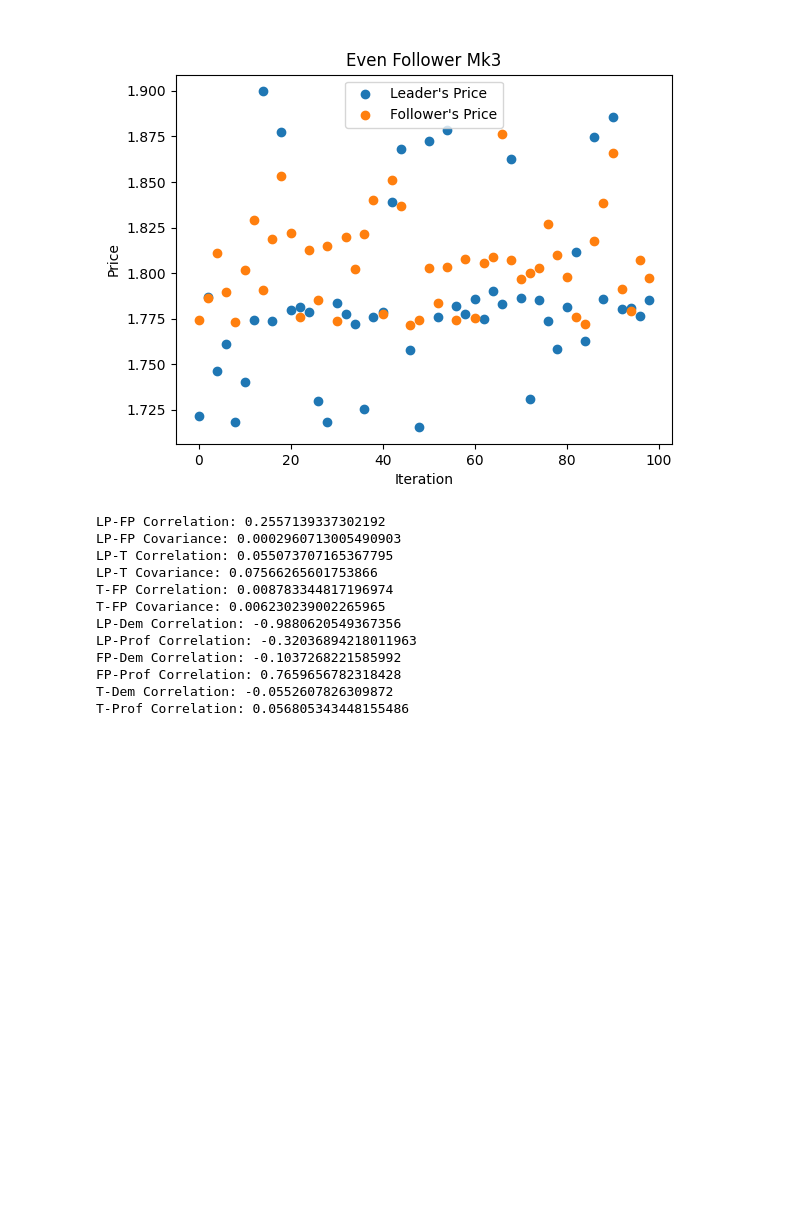
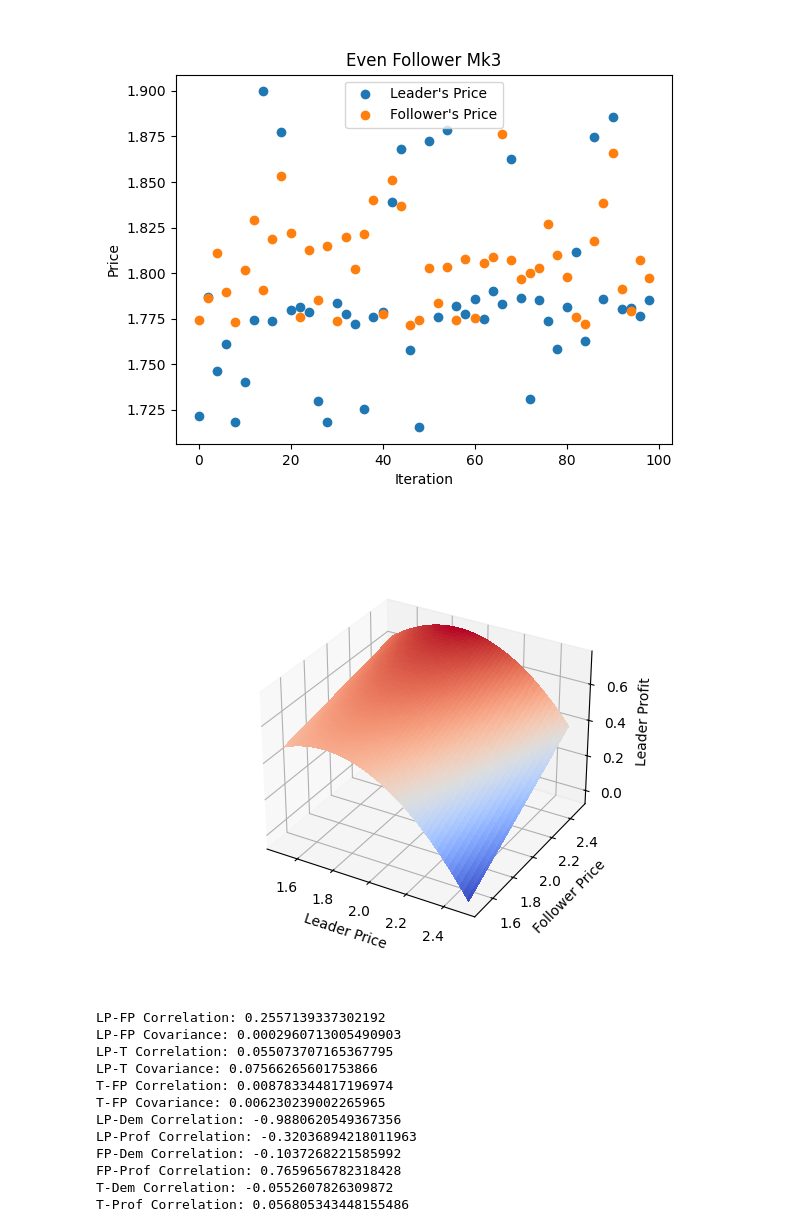
Before and after one commit to TroubledBagels/CGT_CWK, a Jupyter notebook: graphs.ipynb, the cells around one changed output. Cells and saved outputs as stored; diff of their text form; code cells hidden in the pictures; blank space fills up the shorter version.

Commit message:
new plots just dropped

```diff
--- a/graphs.ipynb
+++ b/graphs.ipynb
@@ -196,6 +196,34 @@ plt.savefig("graphs/even_follower_mk1.png")
 plt.show()
 # %% [output]
 [figure]
+# %%
+from matplotlib import cm
+from matplotlib.ticker import LinearLocator
+
+# Plot the profit plane
+def calc_demand(ul: float, uf: float):
+    return 2 - ul + 0.3 * uf
+
+def calc_profit(ul: float, uf: float):
+    return (ul - 1) * calc_demand(ul, uf)
+
+plt.clf()
+fig3, ax3 = plt.subplots(subplot_kw={"projection": "3d"})
+
+X = np.arange(1.5, 2.5, 0.01)
+Y = np.arange(1.5, 2.5, 0.01)
+X, Y = np.meshgrid(X, Y)
+Z = calc_profit(X, Y)
+
+ax3.set_xlabel("Leader Price")
+ax3.set_ylabel("Follower Price")
+ax3.set_zlabel("Leader Profit")
+
+surf = ax3.plot_surface(X, Y, Z, cmap=cm.coolwarm, linewidth=0, antialiased=False)
+
+plt.show()
+# %% [output]
+[figure, added]
 # %%
 # Correlation Details
 print(f"LP-FP Correlation: {np.corrcoef(leader_price, follower_price)[0, 1]}")
```
Also changed, not shown: parts of 3 cells of this notebook, 13 other files.
